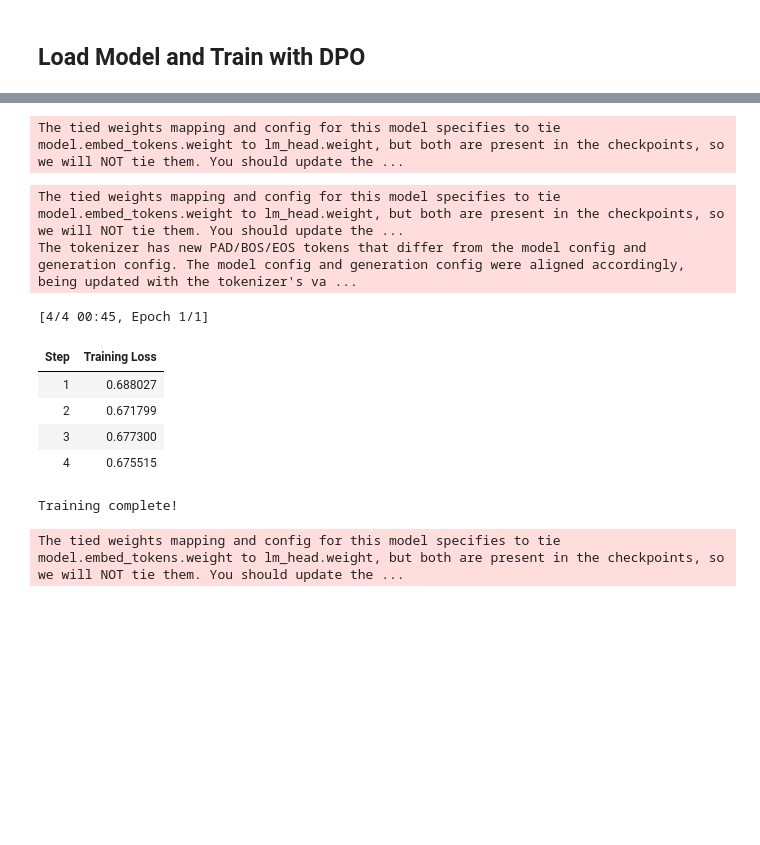
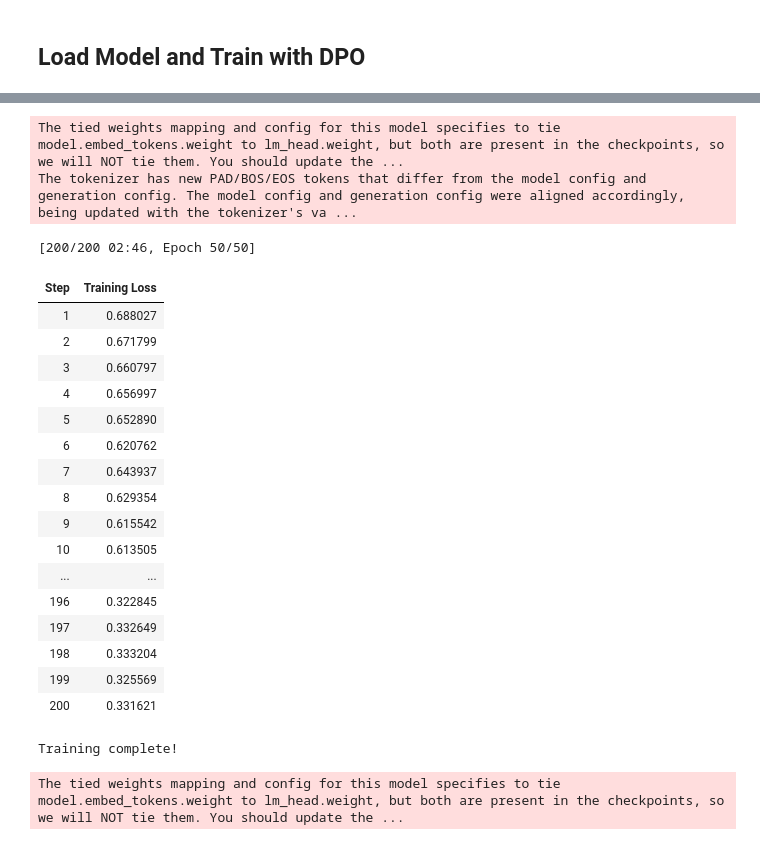
Before and after one commit to ArumugamKrishnan/Agentic-RLHF-for-Aerospace-using-Browser-DPO, a Jupyter notebook: Agentic_RLHF_Aerospace_Colab.ipynb, the cells around one changed output, grey strips where cells are left out. Saved outputs shown, nothing was run; the diff lists cells and outputs as text; code cells hidden in the pictures; blank space fills up the shorter version.

```diff
--- a/Agentic_RLHF_Aerospace_Colab.ipynb
+++ b/Agentic_RLHF_Aerospace_Colab.ipynb
@@ -109,7 +109,7 @@ tokenizer = AutoTokenizer.from_pretrained(model_name)
 config = DPOConfig(
     per_device_train_batch_size=1,
     gradient_accumulation_steps=2,
-    num_train_epochs=1,
+    num_train_epochs=50,
     logging_steps=1,
     output_dir="dpo_aerospace_agent"
 )
@@ -134,13 +135,24 @@ WARNING:huggingface_hub.utils._http:Warning: You are sending unauthenticated req
 The tied weights mapping and config for this model specifies to tie model.embed_tokens.weight to lm_head.weight, but both are present in the checkpoints, so we will NOT tie them. You should update the ...
+The tokenizer has new PAD/BOS/EOS tokens that differ from the model config and generation config. The model config and generation config were aligned accordingly, being updated with the tokenizer's va ...
-The tied weights mapping and config for this model specifies to tie model.embed_tokens.weight to lm_head.weight, but both are present in the checkpoints, so we will NOT tie them. You should update the ...
-The tokenizer has new PAD/BOS/EOS tokens that differ from the model config and generation config. The model config and generation config were aligned accordingly, being updated with the tokenizer's va ...
+[200/200 02:46, Epoch 50/50]
+| Step | Training Loss |
+| 1 | 0.688027 |
+| 2 | 0.671799 |
+| 3 | 0.660797 |
+| 4 | 0.656997 |
+| 5 | 0.652890 |
+| 6 | 0.620762 |
+| 7 | 0.643937 |
+| 8 | 0.629354 |
+| 9 | 0.615542 |
+| 10 | 0.613505 |
+| ... | ... |
+| 196 | 0.322845 |
+| 197 | 0.332649 |
+| 198 | 0.333204 |
+| 199 | 0.325569 |
+| 200 | 0.331621 |
-[4/4 00:45, Epoch 1/1]
+Training complete!
-| Step | Training Loss |
-| 1 | 0.688027 |
-| 2 | 0.671799 |
-| 3 | 0.677300 |
-| 4 | 0.675515 |
-Training complete!
 # %%
 # Step 1 — Load Base vs Fine-Tuned Model
 
```
Also changed, not shown: parts of 3 cells of this notebook.
